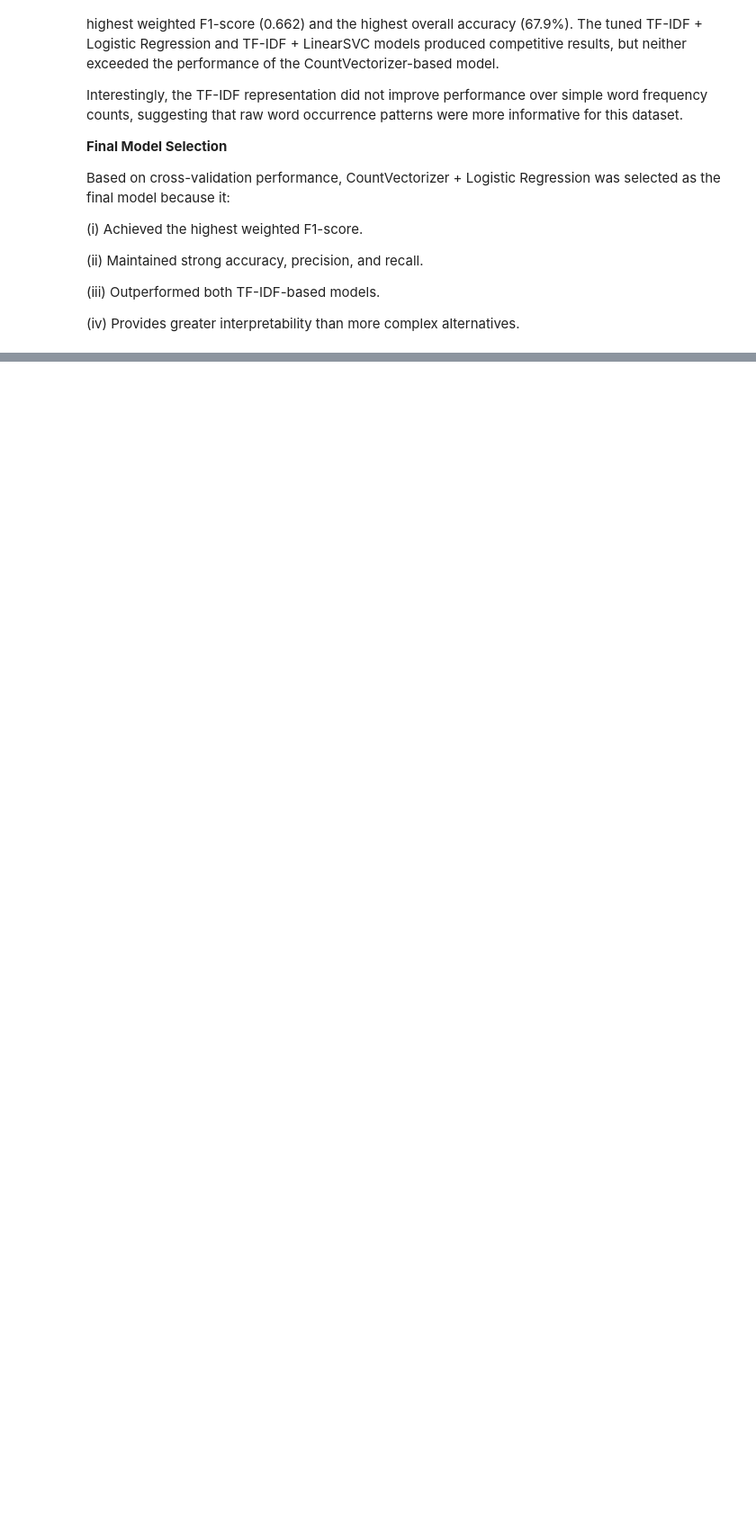
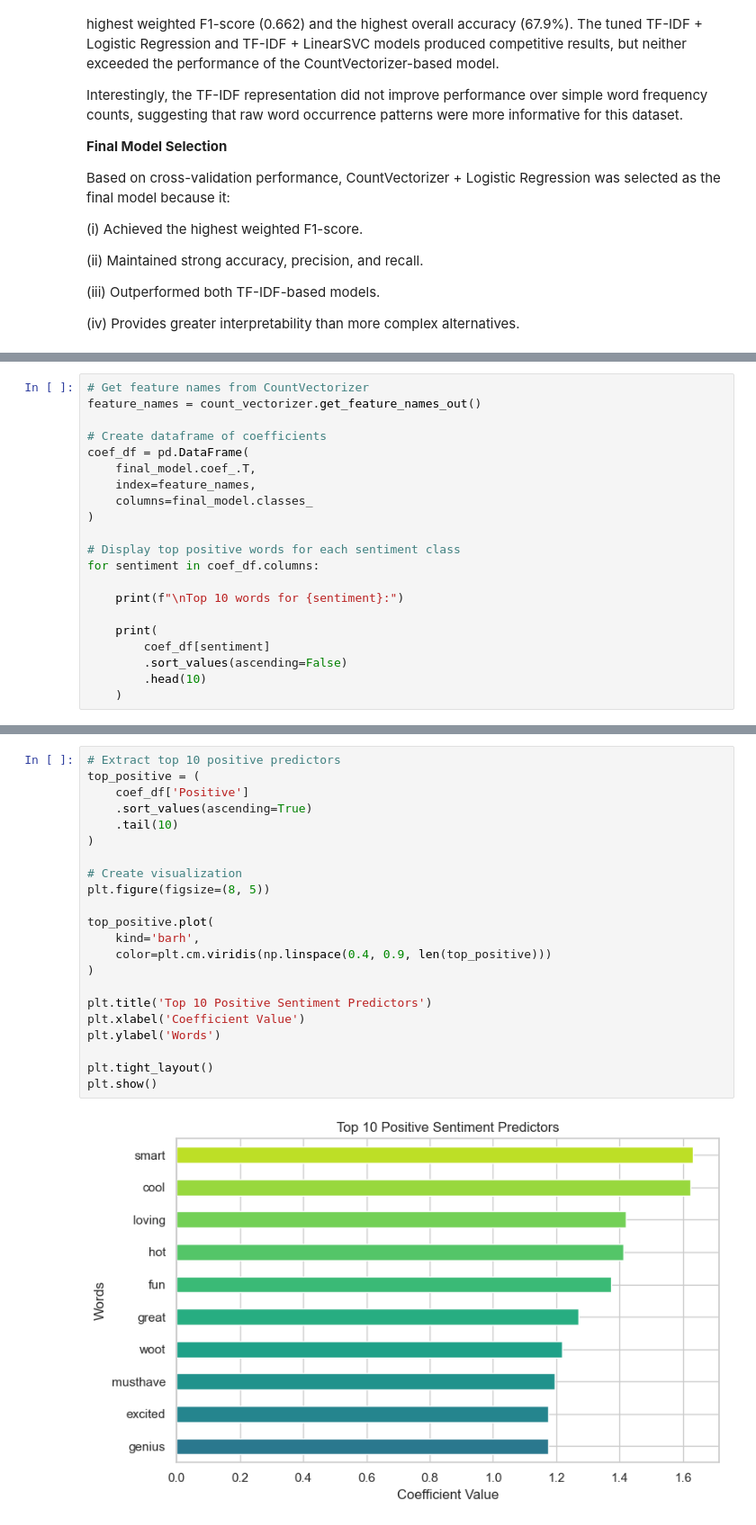
Before and after one commit to byegond-beep/Consumer-Sentiment-Analysis-of-Apple-and-Google-Products-Using-Natural-Language-Processing, a Jupyter notebook: Consumer-Sentiment-Analysis-of-Apple-and-Google-Products-Using-NLP.ipynb, the cells around one changed output, grey strips where cells are left out. Shown at 90% size. Drawn from its saved outputs; the diff is of its cells as text; blank space fills up the shorter version.

```diff
--- a/Consumer-Sentiment-Analysis-of-Apple-and-Google-Products-Using-NLP.ipynb
+++ b/Consumer-Sentiment-Analysis-of-Apple-and-Google-Products-Using-NLP.ipynb
@@ -1842,0 +1949,21 @@ Based on cross-validation performance, CountVectorizer + Logistic Regression was
+# %%
+# Get feature names from CountVectorizer
+feature_names = count_vectorizer.get_feature_names_out()
+
+# Create dataframe of coefficients
+coef_df = pd.DataFrame(
+    final_model.coef_.T,
+    index=feature_names,
+    columns=final_model.classes_
+)
+
+# Display top positive words for each sentiment class
+for sentiment in coef_df.columns:
+
+    print(f"\nTop 10 words for {sentiment}:")
+
+    print(
+        coef_df[sentiment]
+        .sort_values(ascending=False)
+        .head(10)
+    )
@@ -1842,0 +1997,24 @@ Based on cross-validation performance, CountVectorizer + Logistic Regression was
+# %%
+# Extract top 10 positive predictors
+top_positive = (
+    coef_df['Positive']
+    .sort_values(ascending=True)
+    .tail(10)
+)
+
+# Create visualization
+plt.figure(figsize=(8, 5))
+
+top_positive.plot(
+    kind='barh',
+    color=plt.cm.viridis(np.linspace(0.4, 0.9, len(top_positive)))
+)
+
+plt.title('Top 10 Positive Sentiment Predictors')
+plt.xlabel('Coefficient Value')
+plt.ylabel('Words')
+
+plt.tight_layout()
+plt.show()
+# %% [output]
+[figure, added]
```
Also changed, not shown: parts of 33 cells of this notebook.
